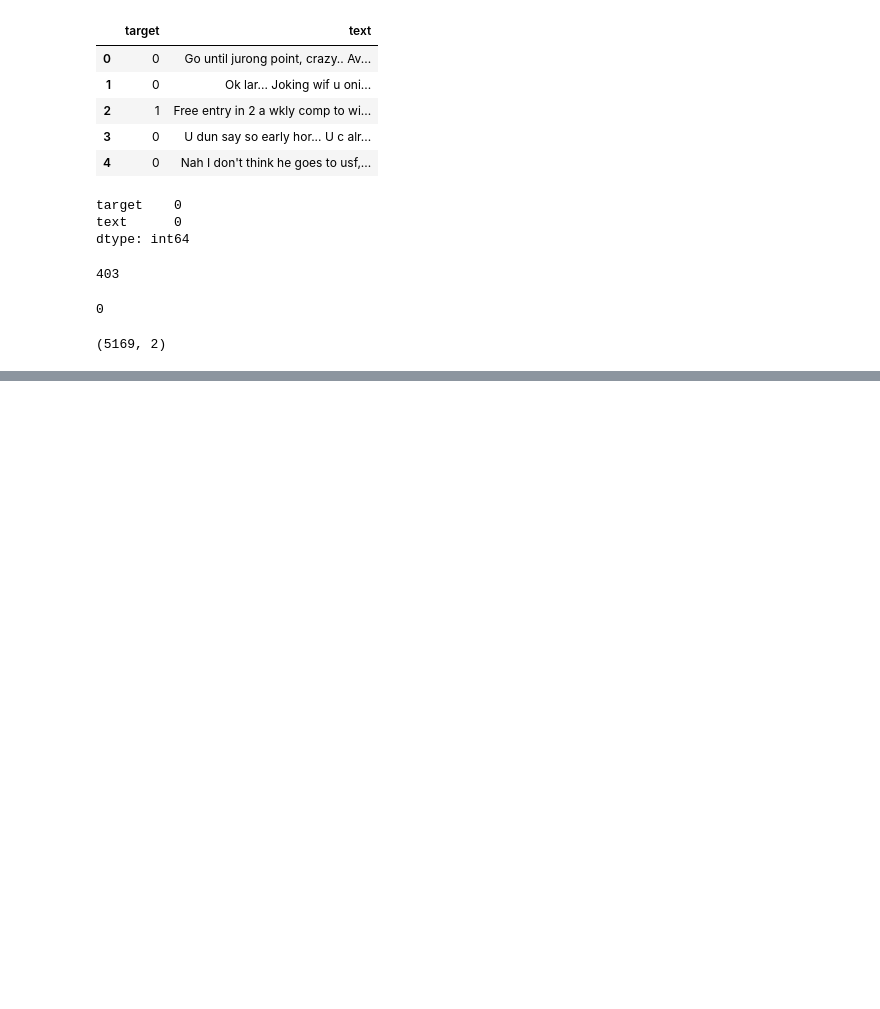
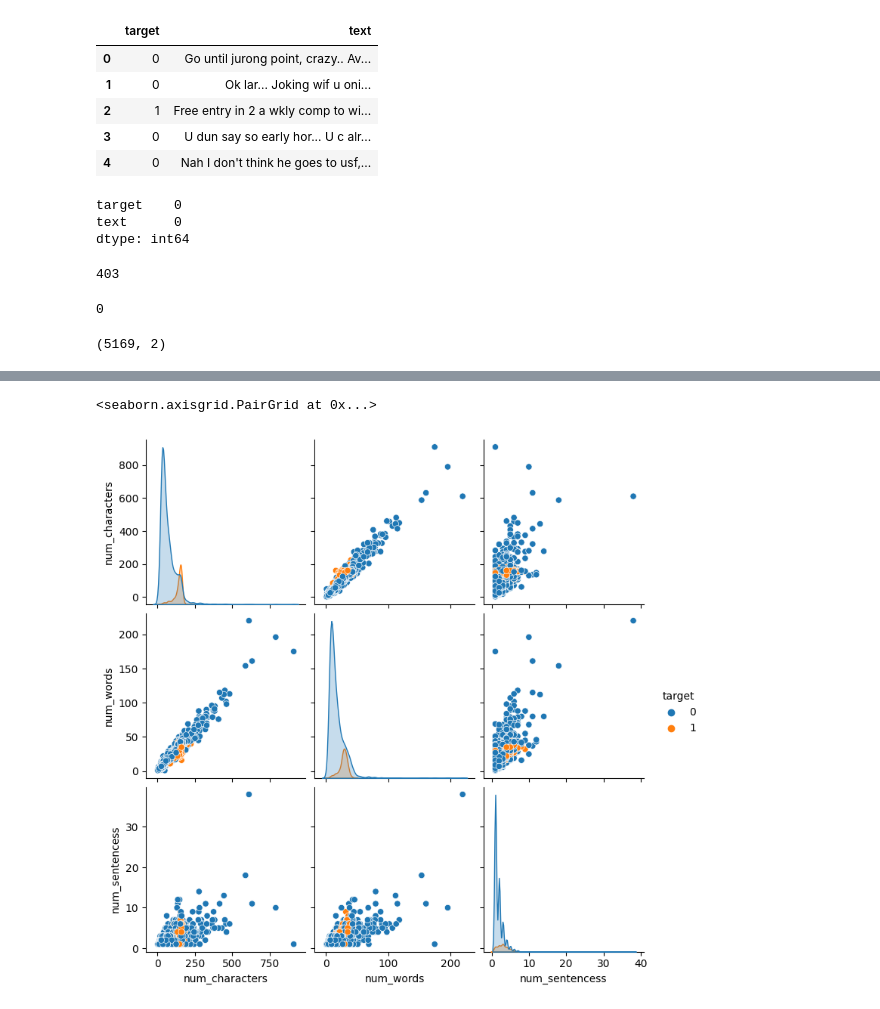
Before and after one commit to awkward-student/sms-spam-classifier, a Jupyter notebook: sms-spam-detection.ipynb, the cells around one changed output, grey strips where cells are left out. Cells and saved outputs as stored; diff of their text form; code cells hidden in the pictures; blank space fills up the shorter version.

```diff
--- a/sms-spam-detection.ipynb
+++ b/sms-spam-detection.ipynb
@@ -95,0 +250,7 @@ df.shape
+# %%
+# relationship among attributes
+
+sns.pairplot(df, hue = 'target')
+# %% [output]
+<seaborn.axisgrid.PairGrid at 0x...>
+[figure, added]
```
Also changed, not shown: parts of 19 cells of this notebook.
